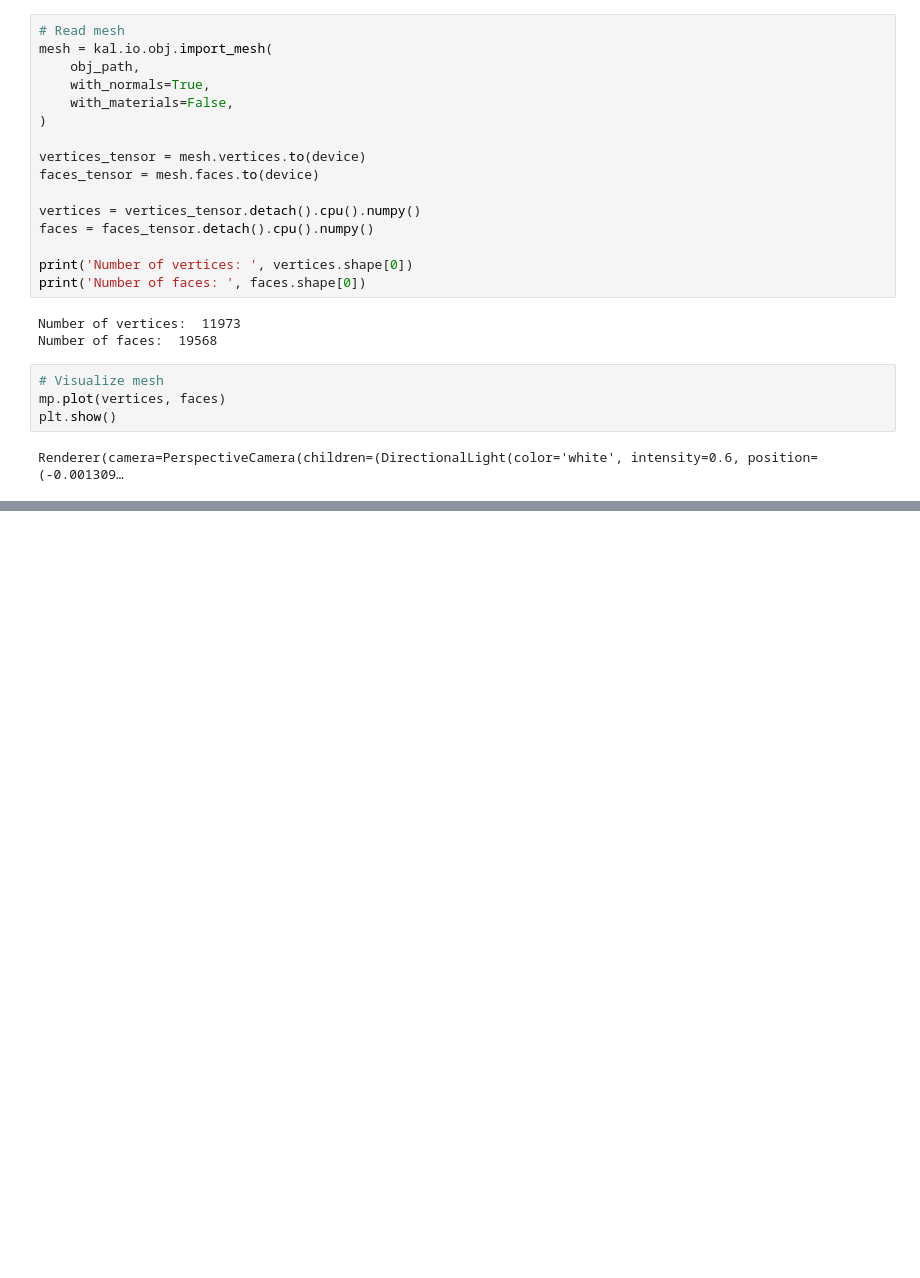
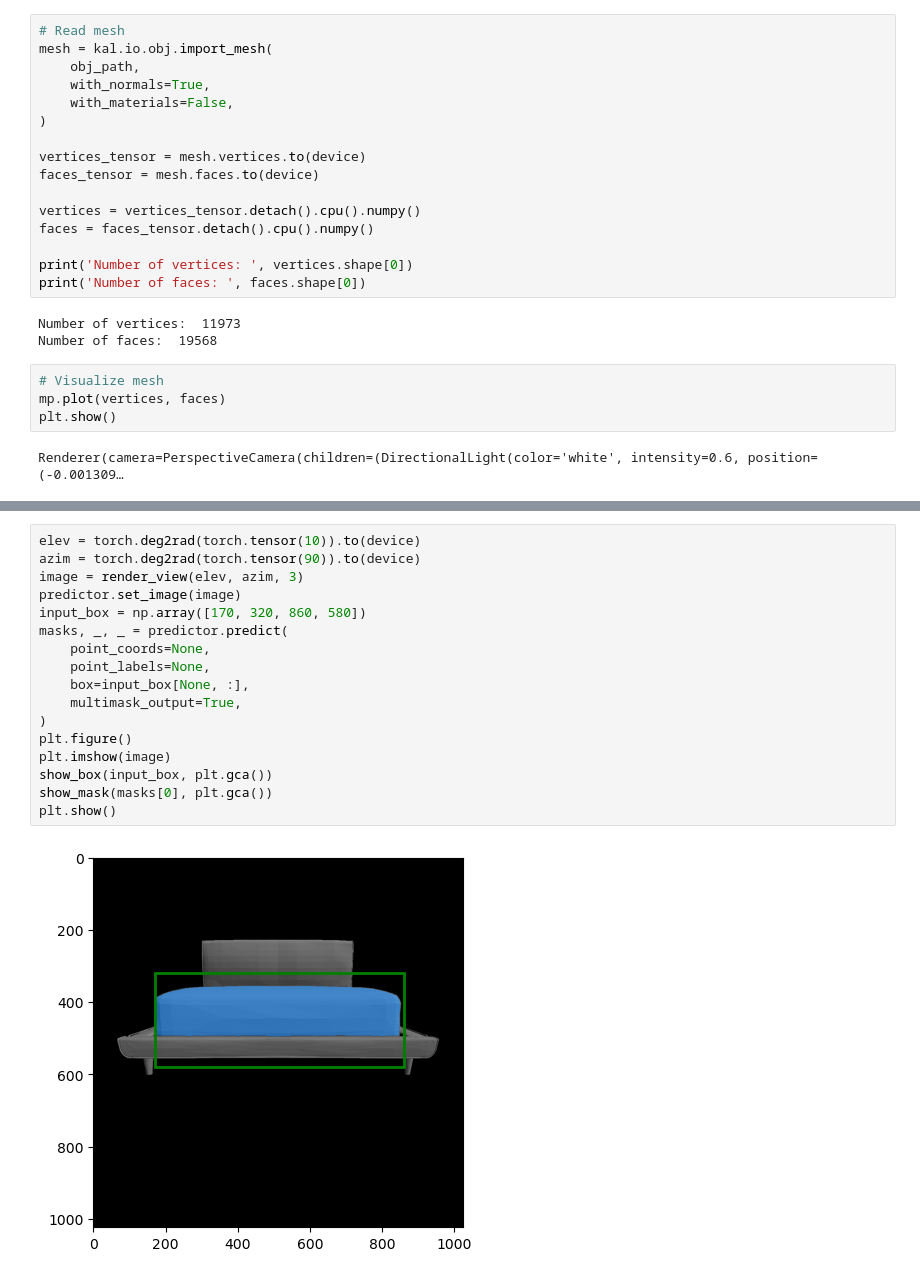
Before and after one commit to n-khalil/SATR-tests, a Jupyter notebook: test_renderer.ipynb, the cells around one changed output, grey strips where cells are left out. Saved outputs shown, nothing was run; the diff lists cells and outputs as text; blank space fills up the shorter version.

```diff
--- a/test_renderer.ipynb
+++ b/test_renderer.ipynb
@@ -118,0 +160,19 @@ plt.show()
+# %%
+elev = torch.deg2rad(torch.tensor(10)).to(device)
+azim = torch.deg2rad(torch.tensor(90)).to(device)
+image = render_view(elev, azim, 3)
+predictor.set_image(image)
+input_box = np.array([170, 320, 860, 580])
+masks, _, _ = predictor.predict(
+    point_coords=None,
+    point_labels=None,
+    box=input_box[None, :],
+    multimask_output=True,
+)
+plt.figure()
+plt.imshow(image)
+show_box(input_box, plt.gca())
+show_mask(masks[0], plt.gca())
+plt.show()
+# %% [output]
+[figure, added]
```
Also changed, not shown: parts of 3 cells of this notebook, 1 other file.
